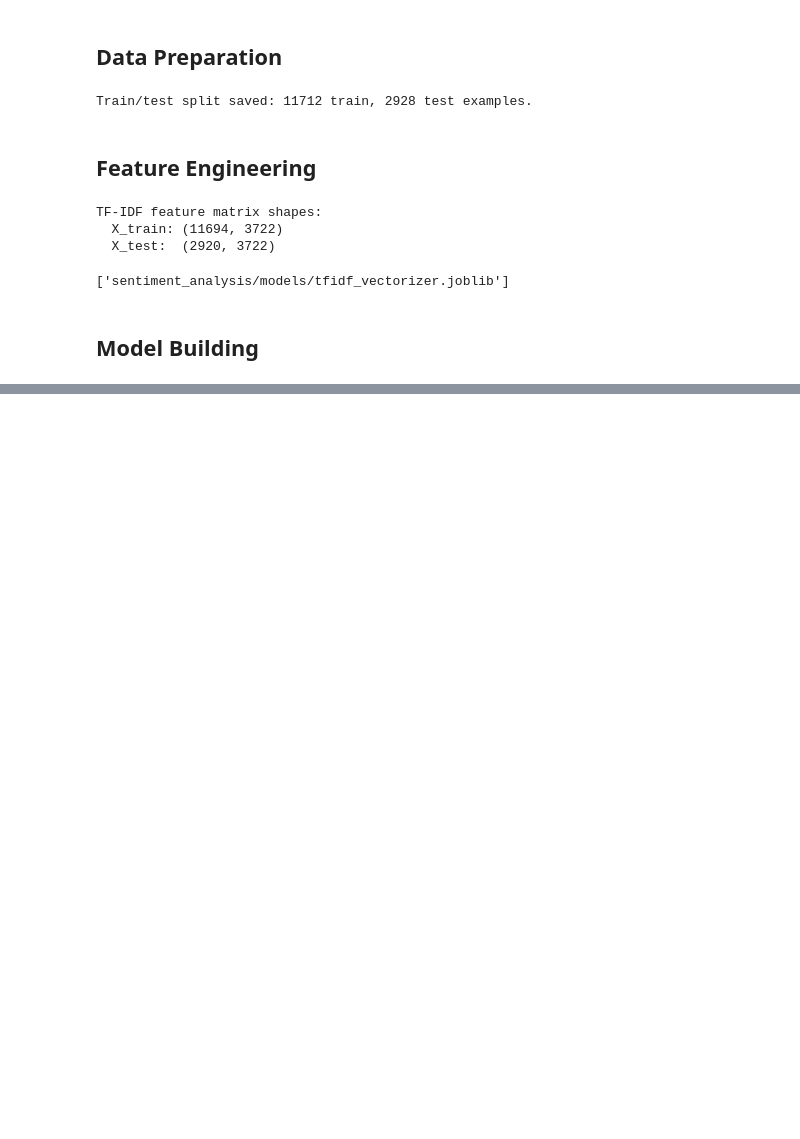
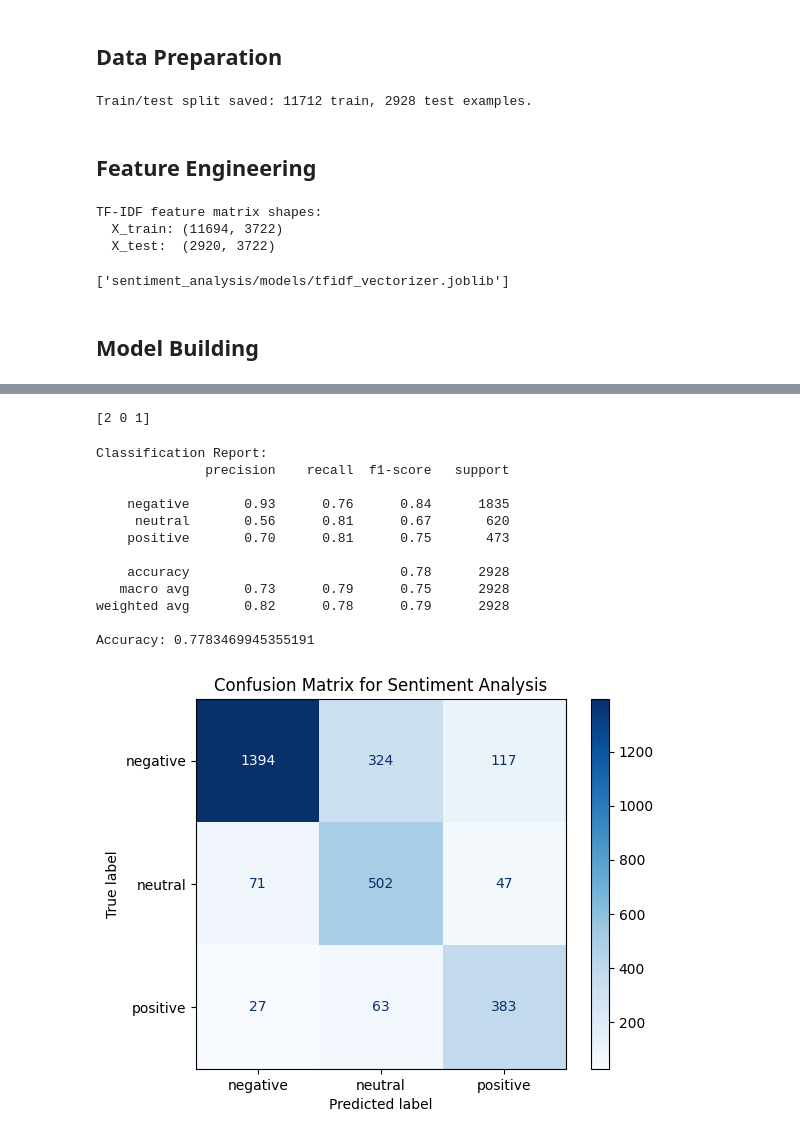
Before and after one commit to omkar-dalvi/sentiment-analysis-nlp-training, a Jupyter notebook: sentiment_analysis/notebooks/sentiment_analysis.ipynb, the cells around one changed output, grey strips where cells are left out. Cells and saved outputs as stored; diff of their text form; code cells hidden in the pictures; blank space fills up the shorter version.

Commit message:
added pipeline

```diff
--- a/sentiment_analysis/notebooks/sentiment_analysis.ipynb
+++ b/sentiment_analysis/notebooks/sentiment_analysis.ipynb
@@ -329,0 +381,58 @@ Saved model → sentiment_analysis/models/logreg_weighted_best.joblib
+# %%
+import joblib
+pipeline = joblib.load('sentiment_analysis/models/sentiment_pipeline_weighted.joblib')
+preds = pipeline.predict(["I love flying with this airline!", "Worst experience ever.", "It was ok"])
+print(preds)  # [2, 0] for positive, negative
+# %% [output]
+[2 0 1]
+# %%
+# Load the test data and make predictions and evaluate the metrics
+import pandas as pd
+from sklearn.metrics import classification_report, accuracy_score
+# Load the test data
+test_df = pd.read_csv('sentiment_analysis/data/interim/test.csv')
+
+# Load the trained pipeline
+pipeline = joblib.load('sentiment_analysis/models/sentiment_pipeline_weighted.joblib')
+
+# Make predictions
+y_pred = pipeline.predict(test_df['clean_text'])
+
+# Evaluate the model
+print("Classification Report:")
+print(classification_report(test_df['sentiment_label'], y_pred, target_names=['negative', 'neutral', 'positive']))
+
+print("Accuracy:", accuracy_score(test_df['sentiment_label'], y_pred))
+
+# Save the predictions to a CSV file
+predictions_df = pd.DataFrame({
+    'text': test_df['clean_text'],
+    'true_label': test_df['sentiment_label'],
+    'predicted_label': y_pred
+})
+
+predictions_df.to_csv('sentiment_analysis/data/inference/sentiment_predictions.csv', index=False)
+
+# Create confusion matrix
+import matplotlib.pyplot as plt
+from sklearn.metrics import confusion_matrix, ConfusionMatrixDisplay
+
+cm = confusion_matrix(test_df['sentiment_label'], y_pred)
+disp = ConfusionMatrixDisplay(confusion_matrix=cm, display_labels=['negative', 'neutral', 'positive'])
+disp.plot(cmap=plt.cm.Blues)
+plt.title("Confusion Matrix for Sentiment Analysis")
+plt.show()
+# %% [output]
+Classification Report:
+              precision    recall  f1-score   support
+
+    negative       0.93      0.76      0.84      1835
+     neutral       0.56      0.81      0.67       620
+    positive       0.70      0.81      0.75       473
+
+    accuracy                           0.78      2928
+   macro avg       0.73      0.79      0.75      2928
+weighted avg       0.82      0.78      0.79      2928
+
+Accuracy: 0.7783469945355191
+[figure, added]
```
Also changed, not shown: parts of 7 cells of this notebook, 3 other files.
